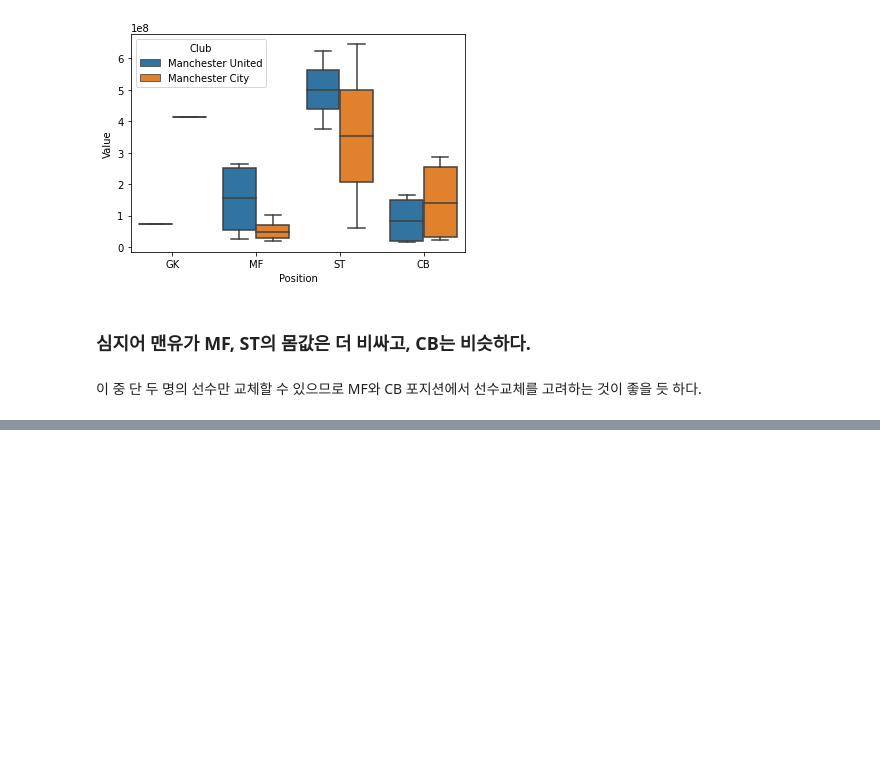
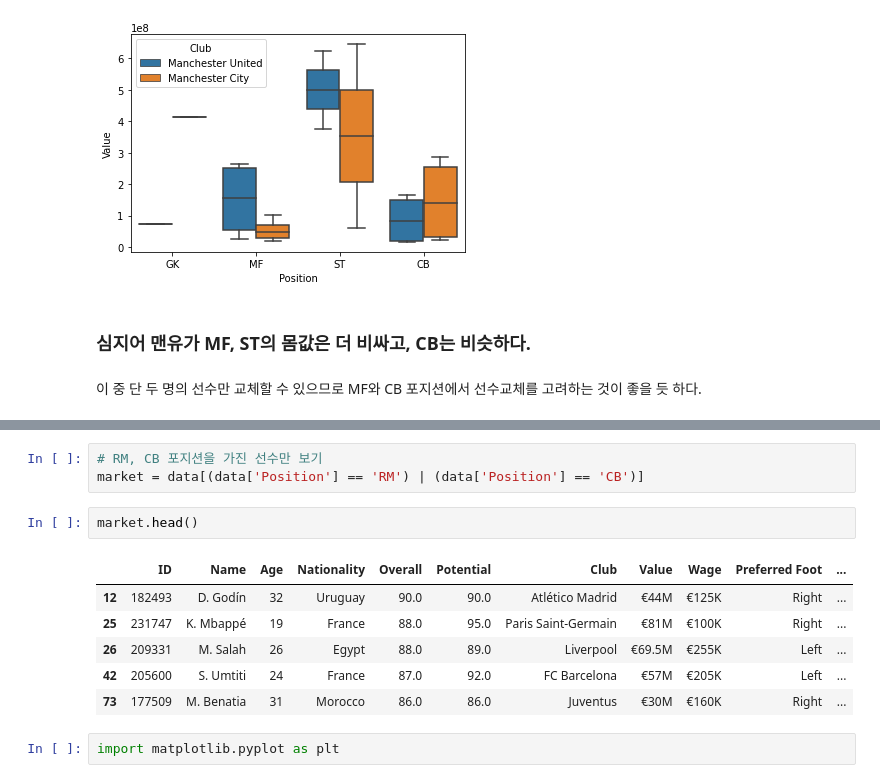
Before and after one commit to Jeong-Bin/DA-PROJECT, a Jupyter notebook: PROJECT_1 유럽 축구선수 분석.ipynb, the cells around one changed output, grey strips where cells are left out. Drawn from its saved outputs; the diff is of its cells as text; blank space fills up the shorter version.

```diff
--- a/PROJECT_1 유럽 축구선수 분석.ipynb
+++ b/PROJECT_1 유럽 축구선수 분석.ipynb
@@ -505,0 +551,14 @@ sns.boxplot(data = df, x = 'Position', y = 'Value', hue = 'Club')
+# %%
+# RM, CB 포지션을 가진 선수만 보기
+market = data[(data['Position'] == 'RM') | (data['Position'] == 'CB')]
+# %%
+market.head()
+# %% [output]
+|  | ID | Name | Age | Nationality | Overall | Potential | Club | Value | Wage | Preferred Foot | ... |
+| 12 | 182493 | D. Godín | 32 | Uruguay | 90.0 | 90.0 | Atlético Madrid | €44M | €125K | Right | ... |
+| 25 | 231747 | K. Mbappé | 19 | France | 88.0 | 95.0 | Paris Saint-Germain | €81M | €100K | Right | ... |
+| 26 | 209331 | M. Salah | 26 | Egypt | 88.0 | 89.0 | Liverpool | €69.5M | €255K | Left | ... |
+| 42 | 205600 | S. Umtiti | 24 | France | 87.0 | 92.0 | FC Barcelona | €57M | €205K | Left | ... |
+| 73 | 177509 | M. Benatia | 31 | Morocco | 86.0 | 86.0 | Juventus | €30M | €160K | Right | ... |
+# %%
+import matplotlib.pyplot as plt
```
Also changed, not shown: parts of 14 cells of this notebook.
